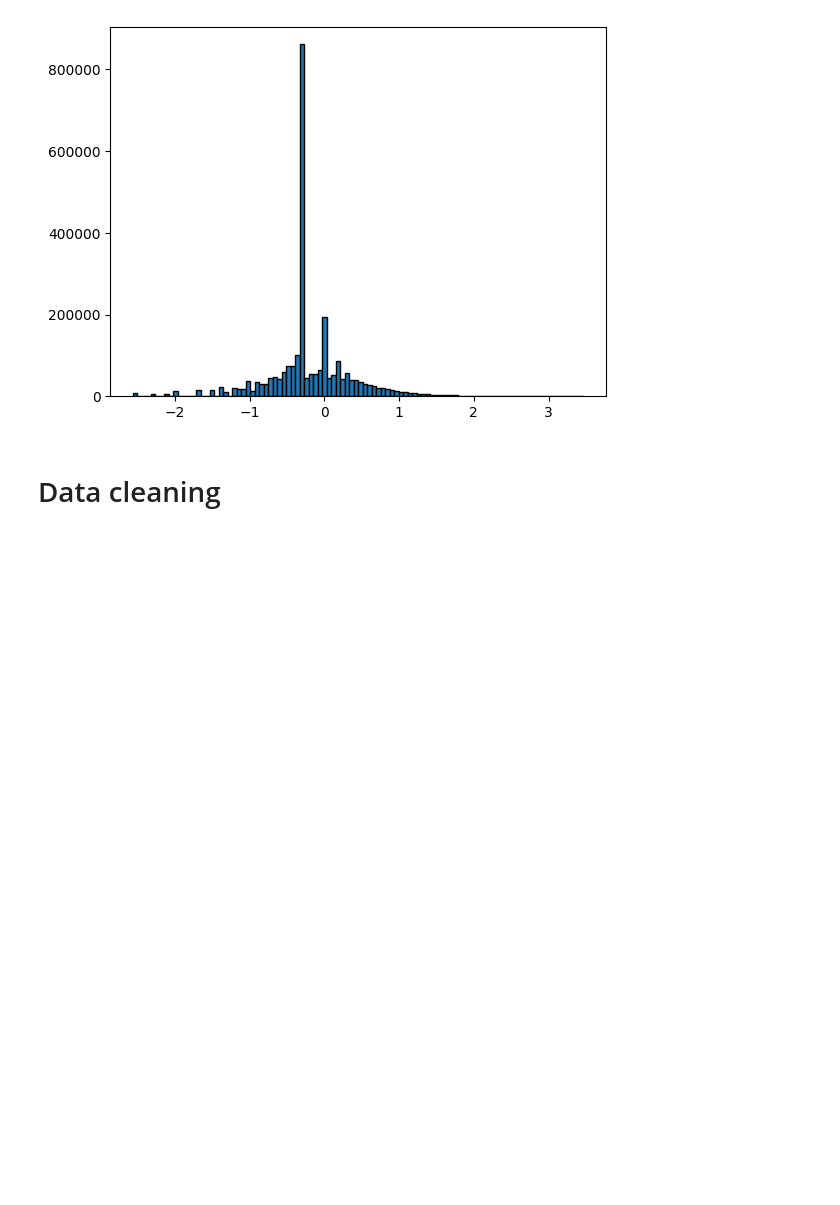
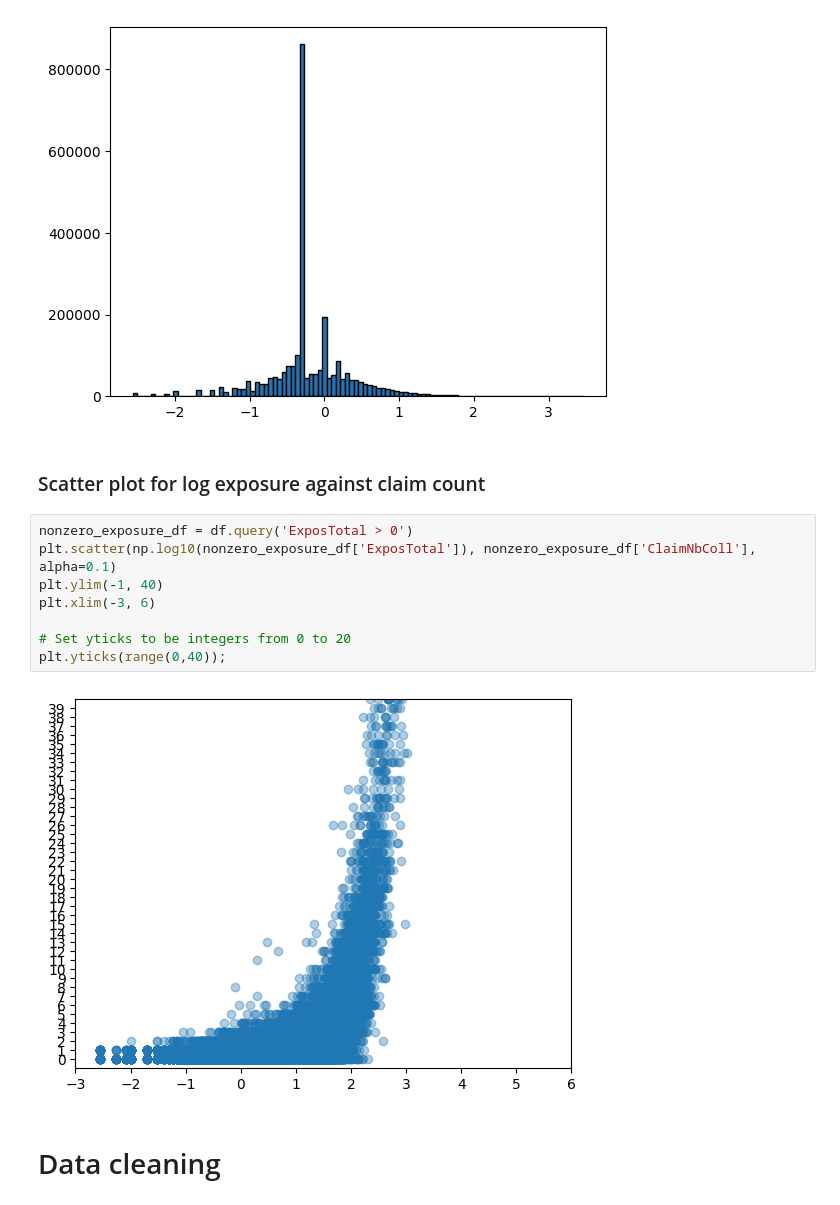
Before and after one commit to ckrapu/bayes-at-scale, a Jupyter notebook: 00-data-cleaning.ipynb, the cells around one changed output. Drawn from its saved outputs; the diff is of its cells as text; blank space fills up the shorter version.

Commit message:
Adding scatter plot for log(exposure) against claim count

```diff
--- a/00-data-cleaning.ipynb
+++ b/00-data-cleaning.ipynb
@@ -202,6 +202,18 @@ Text(0.5, 0, 'Claim amount / premium amount)')
 plt.hist(np.log10(df.query('ExposTotal > 0')['ExposTotal']), bins=100,edgecolor='k');
 # %% [output]
 [figure]
+# %% [markdown]
+### Scatter plot for log exposure against claim count
+# %%
+nonzero_exposure_df = df.query('ExposTotal > 0')
+plt.scatter(np.log10(nonzero_exposure_df['ExposTotal']), nonzero_exposure_df['ClaimNbColl'], alpha=0.1)
+plt.ylim(-1, 40)
+plt.xlim(-3, 6)
+
+# Set yticks to be integers from 0 to 20
+plt.yticks(range(0,40));
+# %% [output]
+[figure, added]
 # %% [markdown]
 # Data cleaning
 # %% [markdown]
```
